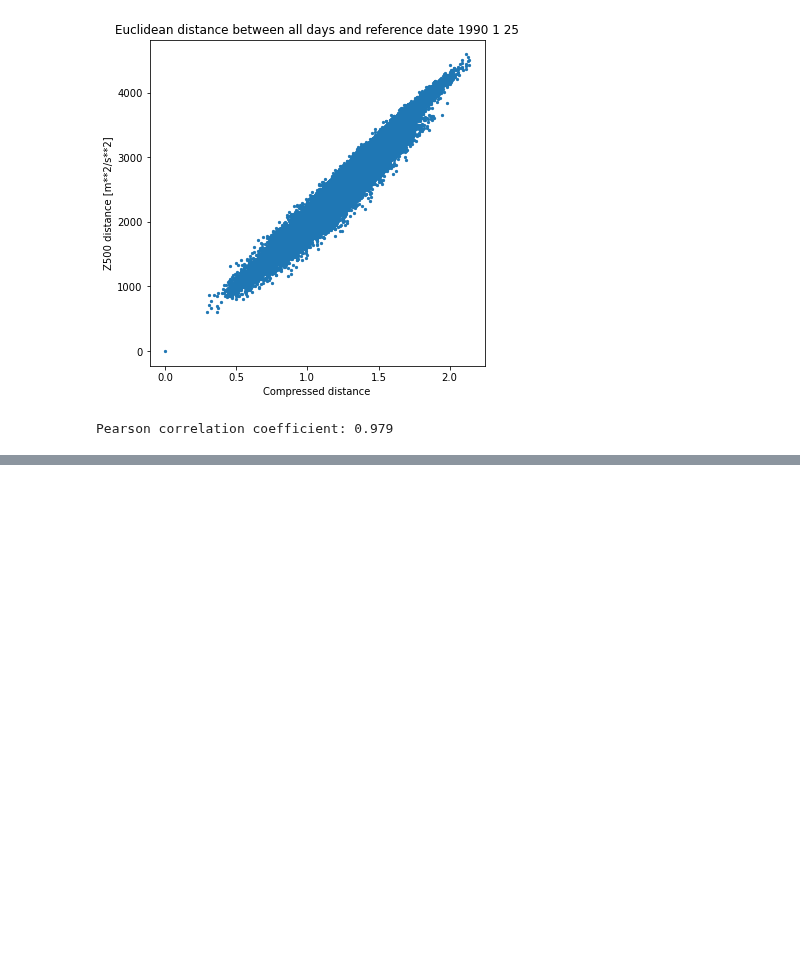
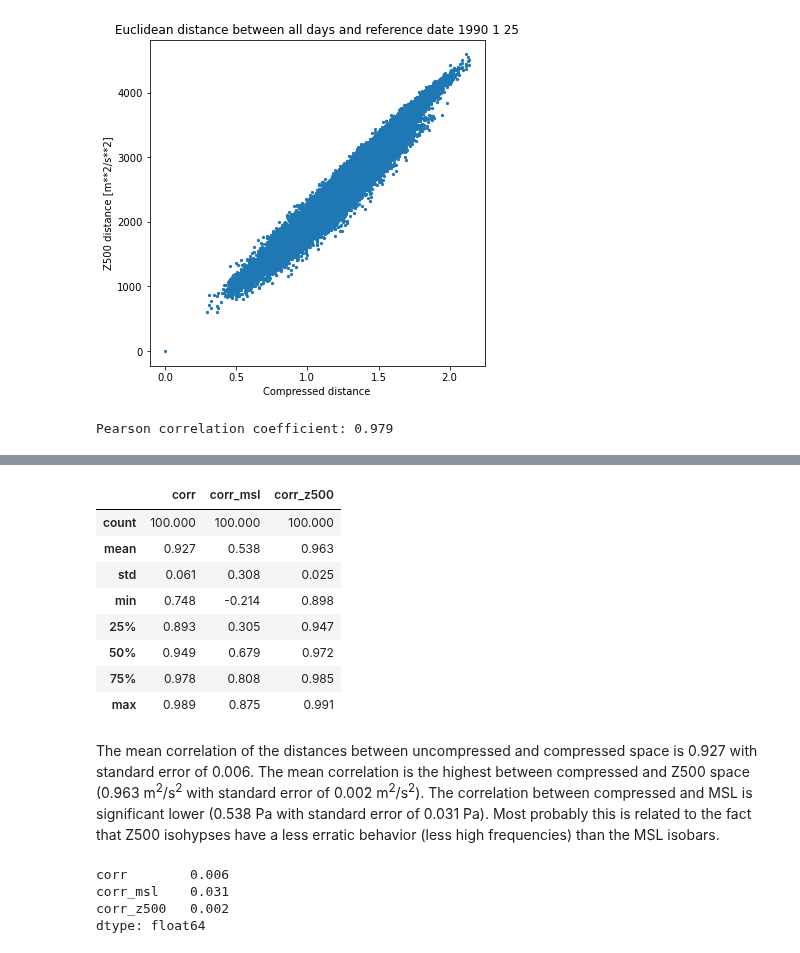
Before and after one commit to gdepaepe/autoencoder, a Jupyter notebook: 4_searching.ipynb, the cells around one changed output, grey strips where cells are left out. Saved outputs shown, nothing was run; the diff lists cells and outputs as text; code cells hidden in the pictures; blank space fills up the shorter version.

Commit message:
change: mean correlation added

```diff
--- a/4_searching.ipynb
+++ b/4_searching.ipynb
@@ -171,0 +173,55 @@ Pearson correlation coefficient: 0.979
+# %%
+sample_size = 100
+rand_indices = np.random.randint(era20c.shape[0],size=sample_size)
+corr =  np.zeros(sample_size)
+corr_msl =  np.zeros(sample_size)
+corr_z500 =  np.zeros(sample_size)
+for i in range(sample_size):
+    date_index = rand_indices[i]
+    compressed_ref = compressed[date_index]
+    era20c_ref = era20c[date_index]
+    msl_ref = msl[date_index]
+    z500_ref = z500[date_index]
+
+    # initialize arrays
+    compressed_dist = np.zeros(dates.shape[0])
+    msl_dist = np.zeros(dates.shape[0])
+    z500_dist = np.zeros(dates.shape[0])
+    era20c_dist = np.zeros(dates.shape[0])
+
+    # calculate distances
+    for j in range(dates.shape[0]):
+        compressed_dist[j] = np.linalg.norm(compressed[j]-compressed_ref)
+        era20c_dist[j] = np.linalg.norm(era20c[j]-era20c_ref)
+        msl_dist[j] = np.linalg.norm(msl[j]-msl_ref) / grid_sqrt
+        z500_dist[j] = np.linalg.norm(z500[j]-z500_ref) / grid_sqrt
+
+    # calculate correlation coefficients
+    corr[i] = np.corrcoef(compressed_dist,era20c_dist)[0,1]
+    corr_msl[i] = np.corrcoef(compressed_dist,msl_dist)[0,1]
+    corr_z500[i] = np.corrcoef(compressed_dist,z500_dist)[0,1]
+# %%
+pd.options.display.float_format = '{:.3f}'.format
+pd_corr = pd.DataFrame(corr, columns=['corr'])
+pd_corr['corr_msl'] = pd.DataFrame(corr_msl, columns=['corr'])
+pd_corr['corr_z500'] = pd.DataFrame(corr_z500, columns=['corr'])
+pd_corr.describe()
+# %% [output]
+|  | corr | corr_msl | corr_z500 |
+| count | 100.000 | 100.000 | 100.000 |
+| mean | 0.927 | 0.538 | 0.963 |
+| std | 0.061 | 0.308 | 0.025 |
+| min | 0.748 | -0.214 | 0.898 |
+| 25% | 0.893 | 0.305 | 0.947 |
+| 50% | 0.949 | 0.679 | 0.972 |
+| 75% | 0.978 | 0.808 | 0.985 |
+| max | 0.989 | 0.875 | 0.991 |
+# %% [markdown]
+The mean correlation of the distances between uncompressed and compressed space is 0.927 with standard error of 0.006. The mean correlation is the highest between compressed and Z500 space (0.963 m<sup>2</sup>/s<sup>2</sup> with standard error of 0.002 m<sup>2</sup>/s<sup>2</sup>). The correlation between compressed and MSL is significant lower (0.538 Pa with standard error of 0.031 Pa). Most probably this is related to the fact that Z500 isohypses have a less erratic behavior (less high frequencies) than the MSL isobars.
+# %%
+pd_corr.std()/np.sqrt(sample_size)
+# %% [output]
+corr        0.006
+corr_msl    0.031
+corr_z500   0.002
+dtype: float64
```
Also changed, not shown: parts of 3 cells of this notebook.
